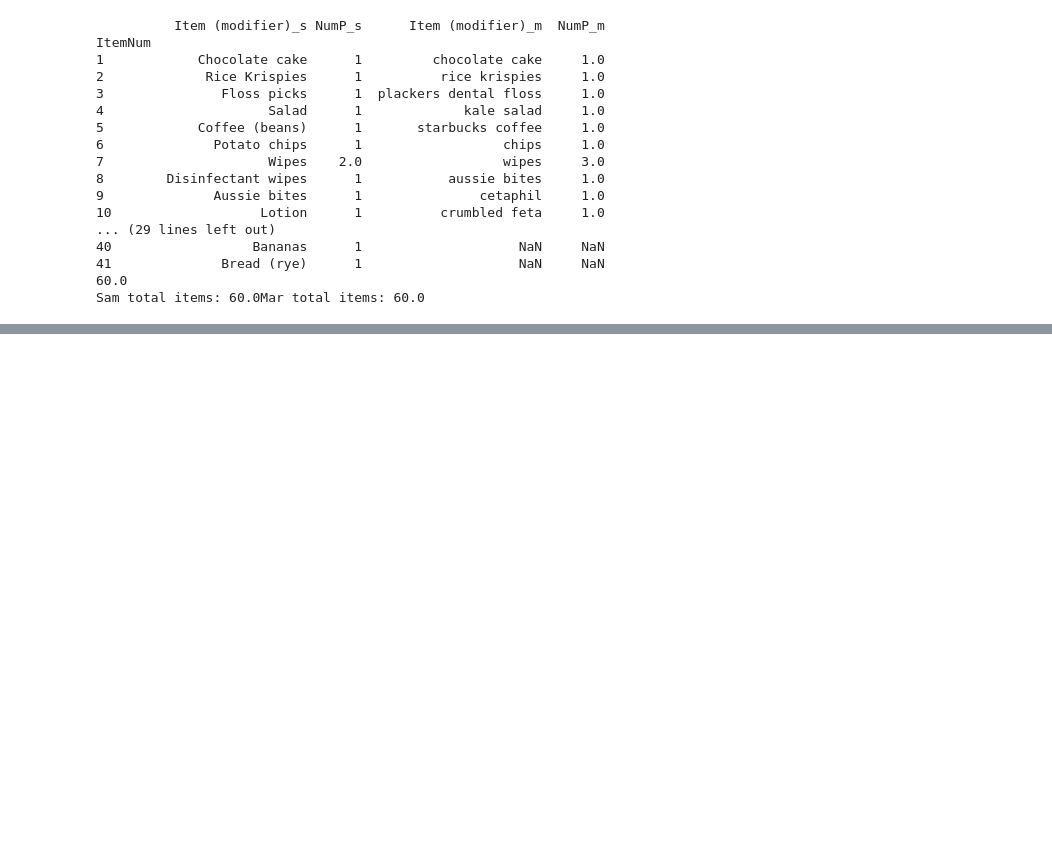
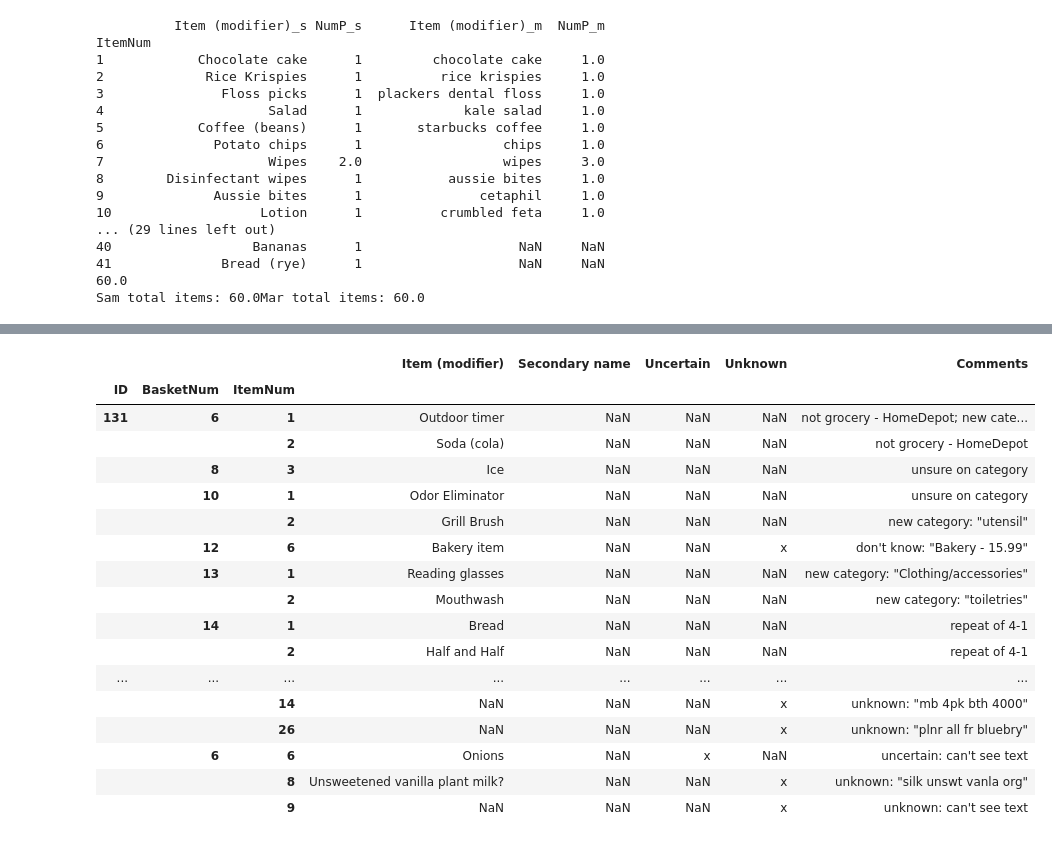
Before and after one commit to jjailer/grocery-receipt-data-cleaning, a Jupyter notebook: Scripts/data_validation.ipynb, the cells around one changed output, grey strips where cells are left out. Drawn from its saved outputs; the diff is of its cells as text; code cells hidden in the pictures; blank space fills up the shorter version.

```diff
--- a/Scripts/data_validation.ipynb
+++ b/Scripts/data_validation.ipynb
@@ -160,0 +175,22 @@ Sam total items: 60.0Mar total items: 60.0
+# %%
+columns = ['Item (modifier)', 'Secondary name', 'Uncertain', 'Unknown', 'Comments']
+sam_df.loc[pd.notnull(sam_df['Comments']), columns].head(50)
+# %% [output]
+|  |  |  | Item (modifier) | Secondary name | Uncertain | Unknown | Comments |
+| ID | BasketNum | ItemNum |  |  |  |  |  |
+| 131 | 6 | 1 | Outdoor timer | NaN | NaN | NaN | not grocery - HomeDepot; new cate... |
+|  |  | 2 | Soda (cola) | NaN | NaN | NaN | not grocery - HomeDepot |
+|  | 8 | 3 | Ice | NaN | NaN | NaN | unsure on category |
+|  | 10 | 1 | Odor Eliminator | NaN | NaN | NaN | unsure on category |
+|  |  | 2 | Grill Brush | NaN | NaN | NaN | new category: "utensil" |
+|  | 12 | 6 | Bakery item | NaN | NaN | x | don't know: "Bakery - 15.99" |
+|  | 13 | 1 | Reading glasses | NaN | NaN | NaN | new category: "Clothing/accessories" |
+|  |  | 2 | Mouthwash | NaN | NaN | NaN | new category: "toiletries" |
+|  | 14 | 1 | Bread | NaN | NaN | NaN | repeat of 4-1 |
+|  |  | 2 | Half and Half | NaN | NaN | NaN | repeat of 4-1 |
+| ... | ... | ... | ... | ... | ... | ... | ... |
+|  |  | 14 | NaN | NaN | NaN | x | unknown: "mb 4pk bth 4000" |
+|  |  | 26 | NaN | NaN | NaN | x | unknown: "plnr all fr bluebry" |
+|  | 6 | 6 | Onions | NaN | x | NaN | uncertain: can't see text |
+|  |  | 8 | Unsweetened vanilla plant milk? | NaN | NaN | x | unknown: "silk unswt vanla org" |
+|  |  | 9 | NaN | NaN | NaN | x | unknown: can't see text |
```
Also changed, not shown: parts of 1 cell of this notebook.
